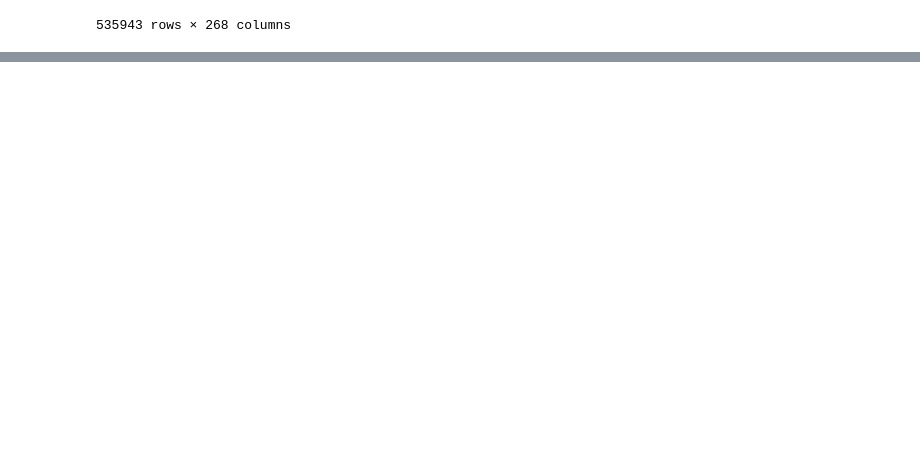
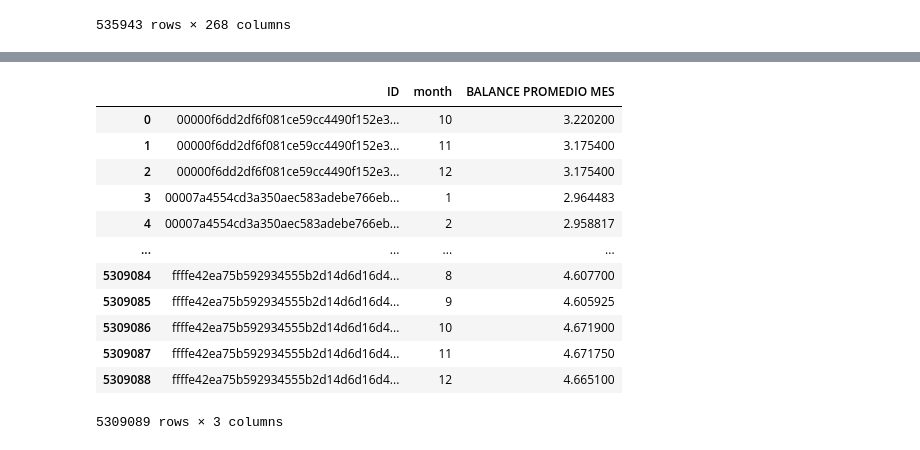
Before and after one commit to davidsosaolea/BBVA_Data_Challenge_2023, a Jupyter notebook: Notebook_bbva.ipynb, the cells around one changed output, grey strips where cells are left out. Saved outputs shown, nothing was run; the diff lists cells and outputs as text; code cells hidden in the pictures; blank space fills up the shorter version.

```diff
--- a/Notebook_bbva.ipynb
+++ b/Notebook_bbva.ipynb
@@ -304,0 +337,23 @@ merged_df_3
+# %%
+# Calcular el promedio del saldo por combinación de "ID" y "MES"
+df_promedio = balances.groupby(['ID', 'month'])['balance_amount'].mean().reset_index()
+
+# Renombrar la columna 'BALANCE' a 'BALANCE PROMEDIO MES'
+df_promedio.rename(columns={'balance_amount': 'BALANCE PROMEDIO MES'}, inplace=True)
+
+# Mostrar el DataFrame final
+df_promedio
+# %% [output]
+|  | ID | month | BALANCE PROMEDIO MES |
+| 0 | 00000f6dd2df6f081ce59cc4490f152e3... | 10 | 3.220200 |
+| 1 | 00000f6dd2df6f081ce59cc4490f152e3... | 11 | 3.175400 |
+| 2 | 00000f6dd2df6f081ce59cc4490f152e3... | 12 | 3.175400 |
+| 3 | 00007a4554cd3a350aec583adebe766eb... | 1 | 2.964483 |
+| 4 | 00007a4554cd3a350aec583adebe766eb... | 2 | 2.958817 |
+| ... | ... | ... | ... |
+| 5309084 | ffffe42ea75b592934555b2d14d6d16d4... | 8 | 4.607700 |
+| 5309085 | ffffe42ea75b592934555b2d14d6d16d4... | 9 | 4.605925 |
+| 5309086 | ffffe42ea75b592934555b2d14d6d16d4... | 10 | 4.671900 |
+| 5309087 | ffffe42ea75b592934555b2d14d6d16d4... | 11 | 4.671750 |
+| 5309088 | ffffe42ea75b592934555b2d14d6d16d4... | 12 | 4.665100 |
+5309089 rows × 3 columns
```
Also changed, not shown: parts of 5 cells of this notebook.
